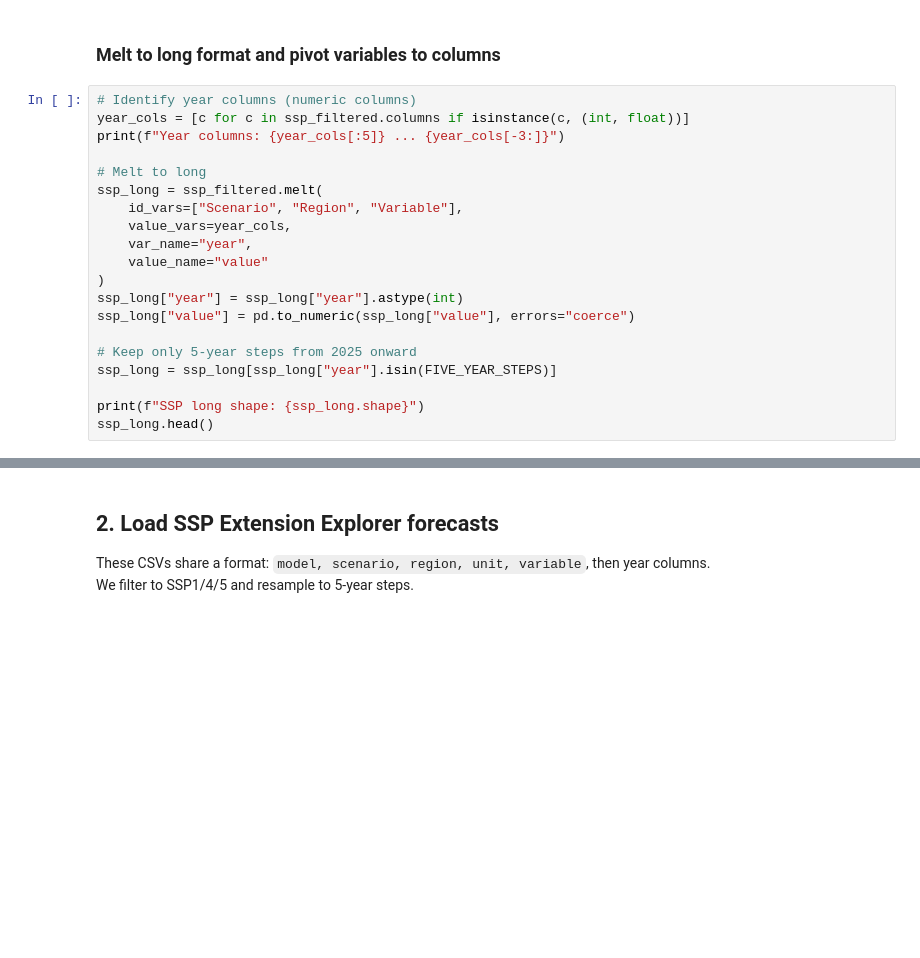
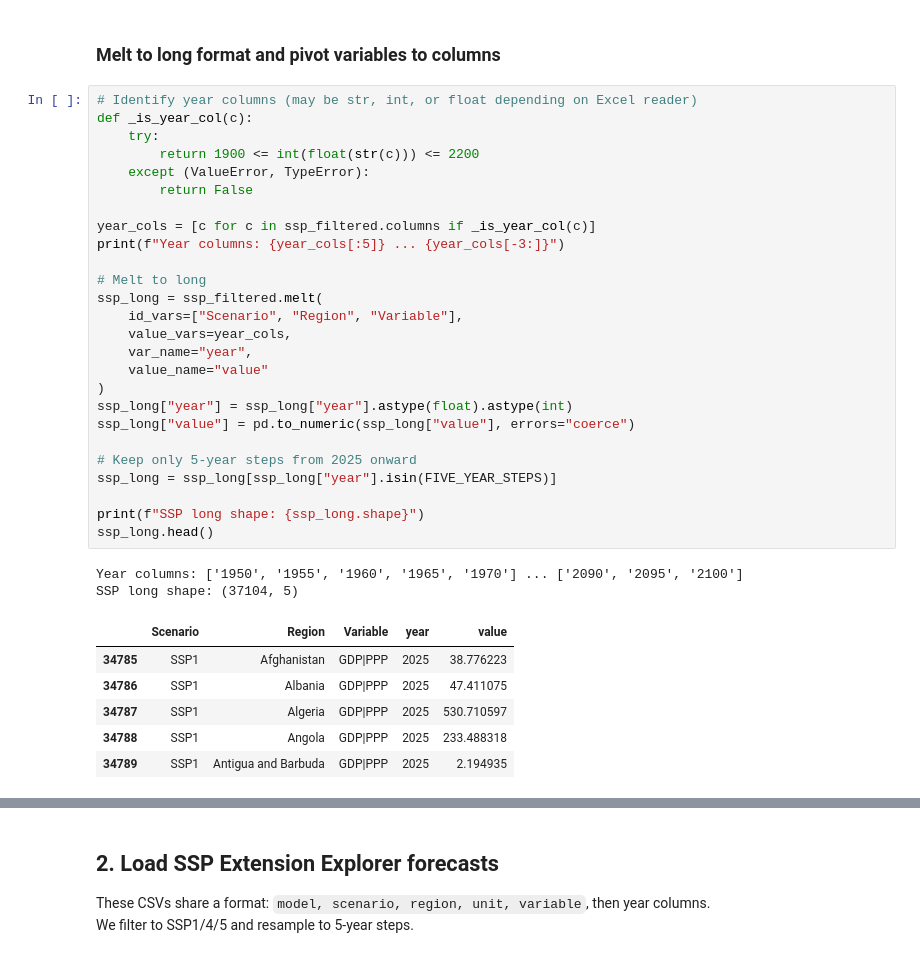
Before and after one commit to KimCdeep/SSP_simp, a Jupyter notebook: notebooks/02_clean_ssp_forecasts.ipynb, the cells around one changed output, grey strips where cells are left out. Drawn from its saved outputs; the diff is of its cells as text; blank space fills up the shorter version.

```diff
--- a/notebooks/02_clean_ssp_forecasts.ipynb
+++ b/notebooks/02_clean_ssp_forecasts.ipynb
@@ -72,25 +94,40 @@ for var in KEEP_VARS:
 # %% [markdown]
 ### Melt to long format and pivot variables to columns
 # %%
-# Identify year columns (numeric columns)
-year_cols = [c for c in ssp_filtered.columns if isinstance(c, (int, float))]
+# Identify year columns (may be str, int, or float depending on Excel reader)
+def _is_year_col(c):
+    try:
+        return 1900 <= int(float(str(c))) <= 2200
+    except (ValueError, TypeError):
+        return False
+
+year_cols = [c for c in ssp_filtered.columns if _is_year_col(c)]
 print(f"Year columns: {year_cols[:5]} ... {year_cols[-3:]}")
 
 # Melt to long
 ssp_long = ssp_filtered.melt(
     id_vars=["Scenario", "Region", "Variable"],
     value_vars=year_cols,
     var_name="year",
     value_name="value"
 )
-ssp_long["year"] = ssp_long["year"].astype(int)
+ssp_long["year"] = ssp_long["year"].astype(float).astype(int)
 ssp_long["value"] = pd.to_numeric(ssp_long["value"], errors="coerce")
 
 # Keep only 5-year steps from 2025 onward
 ssp_long = ssp_long[ssp_long["year"].isin(FIVE_YEAR_STEPS)]
 
 print(f"SSP long shape: {ssp_long.shape}")
 ssp_long.head()
+# %% [output]
+Year columns: ['1950', '1955', '1960', '1965', '1970'] ... ['2090', '2095', '2100']
+SSP long shape: (37104, 5)
+|  | Scenario | Region | Variable | year | value |
+| 34785 | SSP1 | Afghanistan | GDP|PPP | 2025 | 38.776223 |
+| 34786 | SSP1 | Albania | GDP|PPP | 2025 | 47.411075 |
+| 34787 | SSP1 | Algeria | GDP|PPP | 2025 | 530.710597 |
+| 34788 | SSP1 | Angola | GDP|PPP | 2025 | 233.488318 |
+| 34789 | SSP1 | Antigua and Barbuda | GDP|PPP | 2025 | 2.194935 |
 # %%
 # Pivot: one column per variable
 VAR_RENAME = {
```
Also changed, not shown: parts of 19 cells of this notebook, 6 other files.
